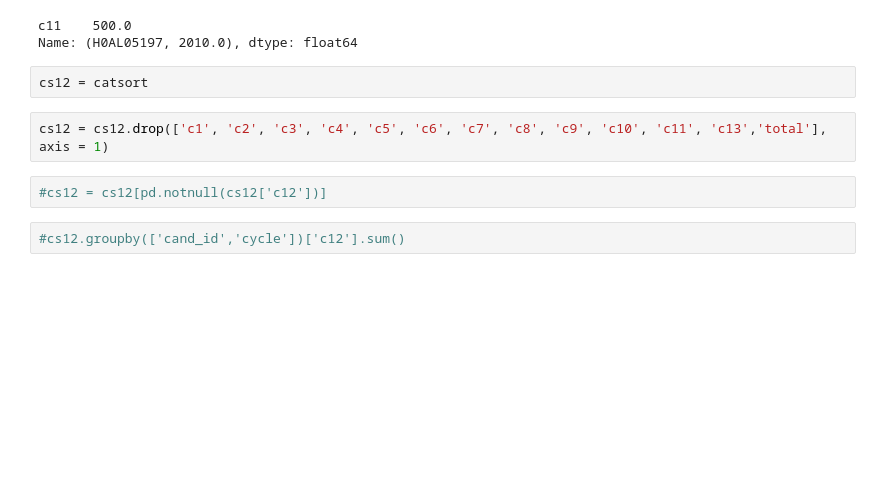
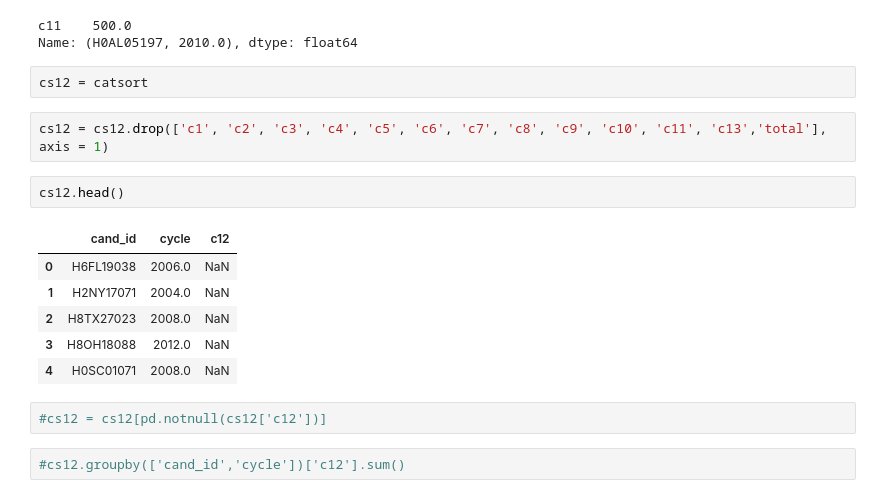
Before and after one commit to georgetown-analytics/four-thirty-five, a Jupyter notebook: 435_Merge.ipynb, the cells around one changed output. Drawn from its saved outputs; the diff is of its cells as text; blank space fills up the shorter version.

```diff
--- a/435_Merge.ipynb
+++ b/435_Merge.ipynb
@@ -848,6 +944,15 @@ Name: (H0AL05197, 2010.0), dtype: float64
 cs12 = catsort
 # %%
 cs12 = cs12.drop(['c1', 'c2', 'c3', 'c4', 'c5', 'c6', 'c7', 'c8', 'c9', 'c10', 'c11', 'c13','total'], axis = 1)
+# %%
+cs12.head()
+# %% [output]
+|  | cand_id | cycle | c12 |
+| 0 | H6FL19038 | 2006.0 | NaN |
+| 1 | H2NY17071 | 2004.0 | NaN |
+| 2 | H8TX27023 | 2008.0 | NaN |
+| 3 | H8OH18088 | 2012.0 | NaN |
+| 4 | H0SC01071 | 2008.0 | NaN |
 # %%
 #cs12 = cs12[pd.notnull(cs12['c12'])]
 # %%
```
Also changed, not shown: parts of 50 cells of this notebook.
